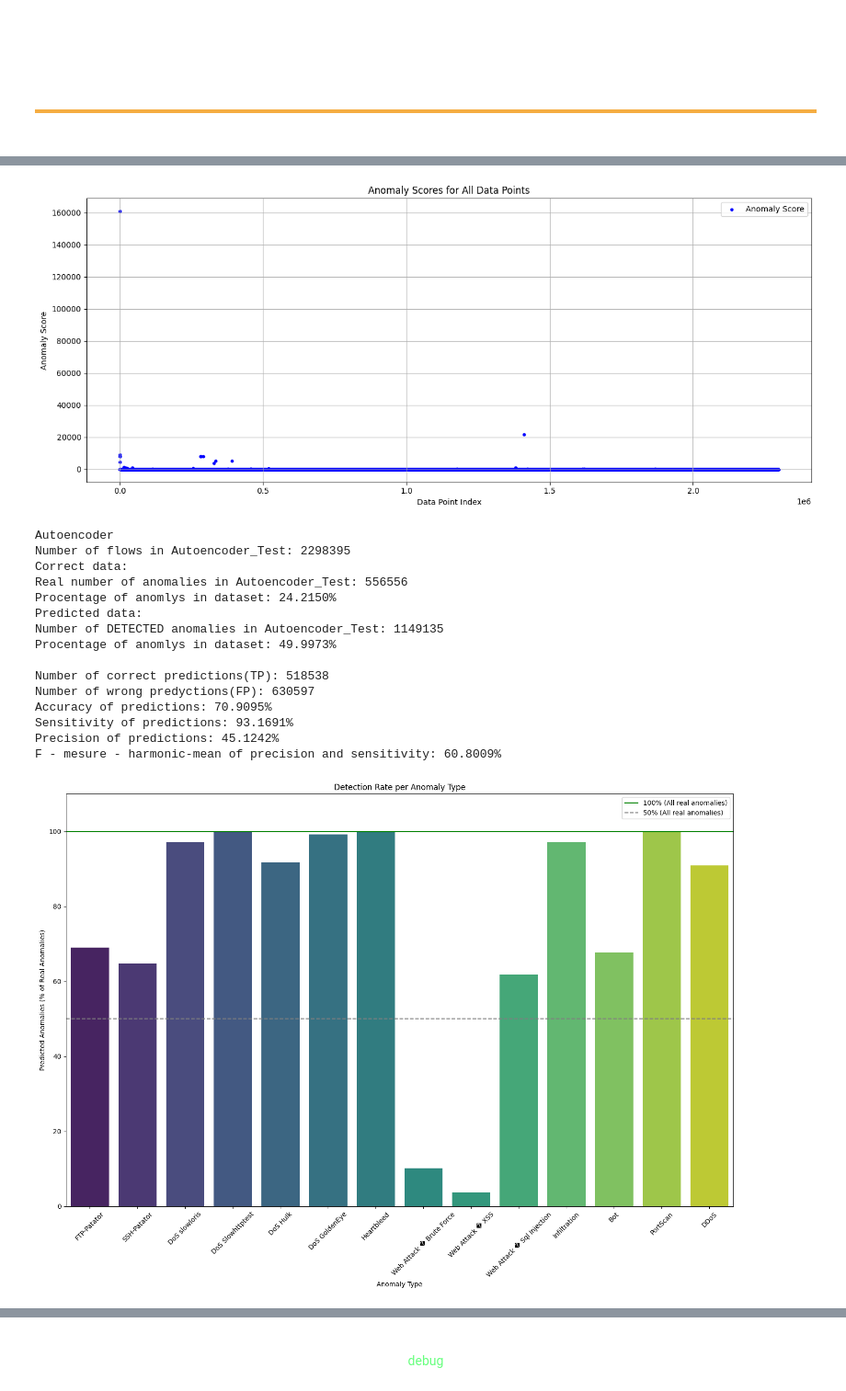
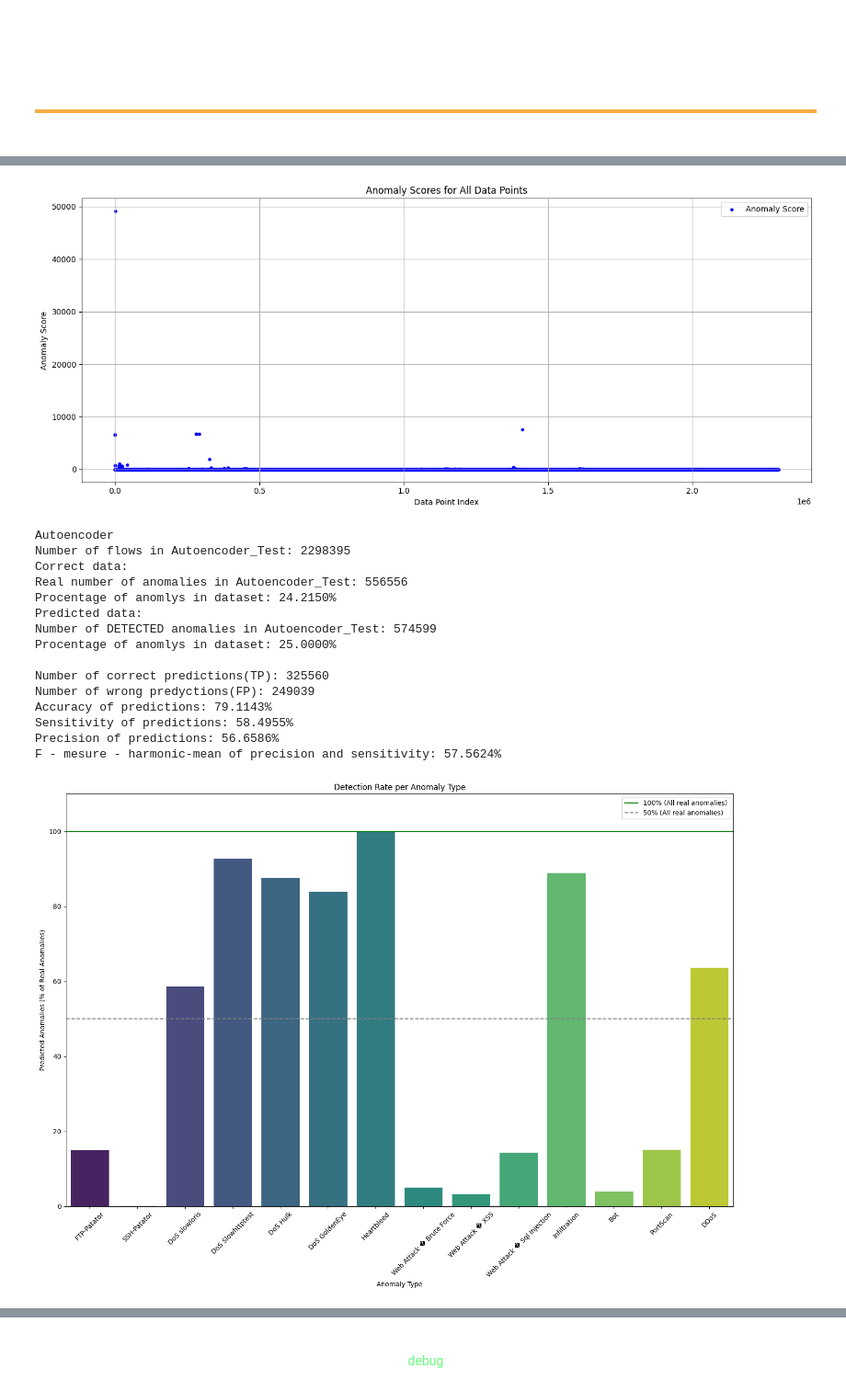
Before and after one commit to m-icha-l/Anomaly_detection_ML, a Jupyter notebook: Anomaly_detect_Autoencoder.ipynb, the cells around one changed output, grey strips where cells are left out. Shown: that part at 92% size. Drawn from its saved outputs; the diff is of its cells as text; code cells hidden in the pictures.

Commit message:
Autoencoder_tuning

```diff
--- a/Anomaly_detect_Autoencoder.ipynb
+++ b/Anomaly_detect_Autoencoder.ipynb
@@ -50,28 +51,46 @@ class Autoencoder(nn.Module):
     def __init__(self, input_dim):
         super(Autoencoder, self).__init__()
 
-        # Encoder: reduce dimensions
-        self.encoder = nn.Sequential(
+        # Encoder layers
+        self.encoder_1 = nn.Sequential(
             nn.Linear(input_dim, 64),
             nn.ReLU(),
+        )
+
+        self.encoder_2 = nn.Sequential(
             nn.Linear(64, 32),
             nn.ReLU(),
-            nn.Linear(32, 16)
         )
 
-        # Decoder: reconstruct from compressed
-        self.decoder = nn.Sequential(
+        self.encoder_3 = nn.Sequential(
+            nn.Linear(32, 16),
+        )
+
+        # Decoder layers
+        self.decoder_1 = nn.Sequential(
             nn.Linear(16, 32),
             nn.ReLU(),
+        )
+
+        self.decoder_2 = nn.Sequential(
             nn.Linear(32, 64),
             nn.ReLU(),
-            nn.Linear(64, input_dim)
         )
 
+        self.decoder_3 = nn.Linear(64, input_dim)  # final layer mapping back to input dimension
+
     def forward(self, x):
-        encoded = self.encoder(x)
-        decoded = self.decoder(encoded)
-        return decoded
+        # Encode
+        x1 = self.encoder_1(x)  # shape: [batch, 64]
+        x2 = self.encoder_2(x1) # shape: [batch, 32]
+        x3 = self.encoder_3(x2) # shape: [batch, 16] — bottleneck
+
+        # Decode with skip connections
+        d1 = self.decoder_1(x3) + x2  # add skip connection from encoder_2 output
+        d2 = self.decoder_2(d1) + x1  # add skip connection from encoder_1 output
+        d3 = self.decoder_3(d2)       # final reconstruction output (shape: [batch, input_dim])
+
+        return d3
 # %% [markdown]
 <div style="text-align: center; font-weight: bold; font-size: 25px; font-family: 'Segoe UI', Tahoma, Geneva, Verdana, sans-serif; margin-top: 30px; margin-bottom: 20px; padding: 10px 0; border-top: 2px solid #666; border-bottom: 2px solid #666;">
   Training
@@ -149,7 +168,6 @@ Epoch [20/20], Loss: 143.2435
   Testing
 </div>
 # %%
-import torch.nn.functional as F
 X_test_tensor = torch.tensor(df_test_1.values, dtype=torch.float32)
 
 # Step 3: Get reconstructed output
@@ -160,7 +178,7 @@ with torch.no_grad():
 reconstruction_error = F.mse_loss(reconstructed, X_test_tensor, reduction='none')
 reconstruction_error = reconstruction_error.mean(dim=1).numpy()  #
 
-threshold = np.percentile(reconstruction_error, 50)  # e.g., top 5% are anomalous
+threshold = np.percentile(reconstruction_error, 75)  # e.g., top 5% are anomalous
 predictions = (reconstruction_error > threshold).astype(int)
 
 df_result = pd.DataFrame()
@@ -169,6 +187,6 @@ df_result["prediction"] = np.where(df_result["anomaly_score"] > threshold, -1, 1
 df_result["Label"] = df_test_1_labels.values  # assuming they match by index
 
 
-df = funs.test_model(df_scaled = df_test_1, df_labels = df_test_1_labels, name="Autoencoder_Test", level=["start","Autoencoder"],ready = df_result, flag = True)
+df = funs.test_model(name="Autoencoder_Test", level=["start","Autoencoder"],ready = df_result, flag = True)
 # %% [output]
 Autoencoder
@@ -179,18 +197,18 @@ Normal traffic: 1149260
-[figure, old version]
+[figure, new version]
 Autoencoder
 Number of flows in Autoencoder_Test: 2298395
 Correct data:
 Real number of anomalies in Autoencoder_Test: 556556
 Procentage of anomlys in dataset: 24.2150%
 Predicted data:
-Number of DETECTED anomalies in Autoencoder_Test: 1149135
-Procentage of anomlys in dataset: 49.9973%
+Number of DETECTED anomalies in Autoencoder_Test: 574599
+Procentage of anomlys in dataset: 25.0000%
 
-Number of correct predictions(TP): 518538
-Number of wrong predyctions(FP): 630597
-Accuracy of predictions: 70.9095%
-Sensitivity of predictions: 93.1691%
-Precision of predictions: 45.1242%
-F - mesure - harmonic-mean of precision and sensitivity: 60.8009%
+Number of correct predictions(TP): 325560
+Number of wrong predyctions(FP): 249039
+Accuracy of predictions: 79.1143%
+Sensitivity of predictions: 58.4955%
+Precision of predictions: 56.6586%
+F - mesure - harmonic-mean of precision and sensitivity: 57.5624%
-[figure, old version]
+[figure, new version]
 Detection rate by attack type:
```
Also changed, not shown: parts of 4 cells of this notebook, 7 other files.
